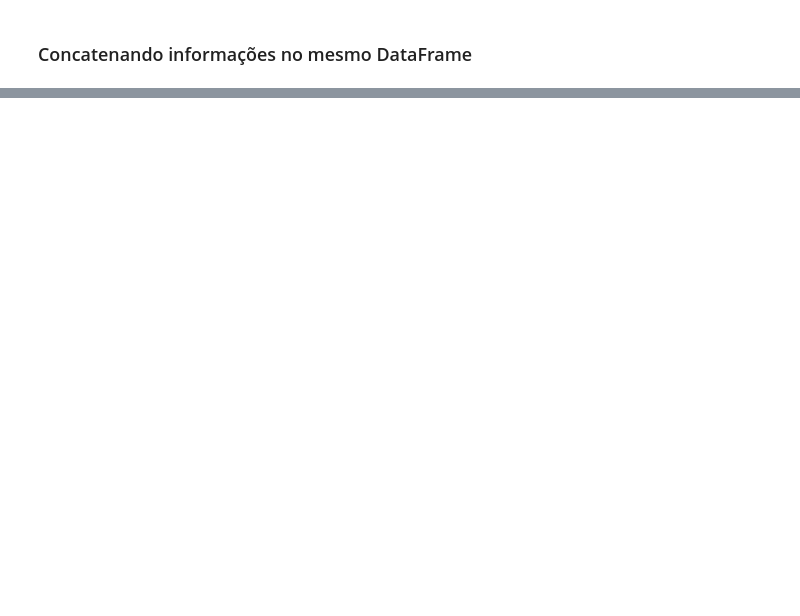
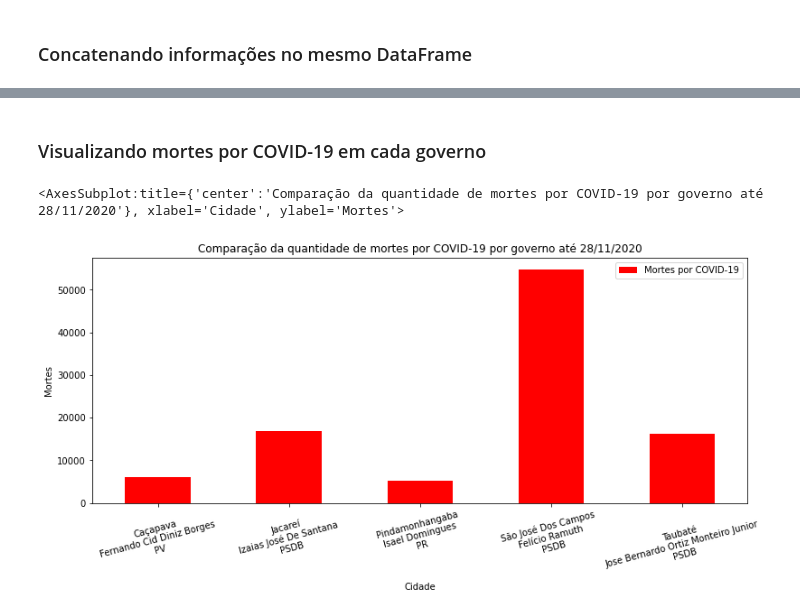
Before and after one commit to FabioRomeiro/GovernoEficazCOVID, a Jupyter notebook: GovernoEficazCOVID.ipynb, the cells around one changed output, grey strips where cells are left out. Saved outputs shown, nothing was run; the diff lists cells and outputs as text; code cells hidden in the pictures; blank space fills up the shorter version.

```diff
--- a/GovernoEficazCOVID.ipynb
+++ b/GovernoEficazCOVID.ipynb
@@ -140,0 +169,17 @@ graph_government_efficiency
+# %% [markdown]
+### Visualizando mortes por COVID-19 em cada governo
+# %%
+graph_cities_deaths = df_government_efficiency.plot.bar(
+    x='CIDADE_GERAL',
+    y='MORTES_POR_COVID',
+    rot=15,
+    title='Comparação da quantidade de mortes por COVID-19 por governo até 28/11/2020',
+    xlabel='Cidade',
+    ylabel='Mortes',
+    color='red',
+    figsize=(13, 5))
+graph_cities_deaths.legend(['Mortes por COVID-19'])
+graph_cities_deaths
+# %% [output]
+<AxesSubplot:title={'center':'Comparação da quantidade de mortes por COVID-19 por governo até 28/11/2020'}, xlabel='Cidade', ylabel='Mortes'>
+[figure, added]
```
Also changed, not shown: parts of 12 cells of this notebook, 1 other file.
